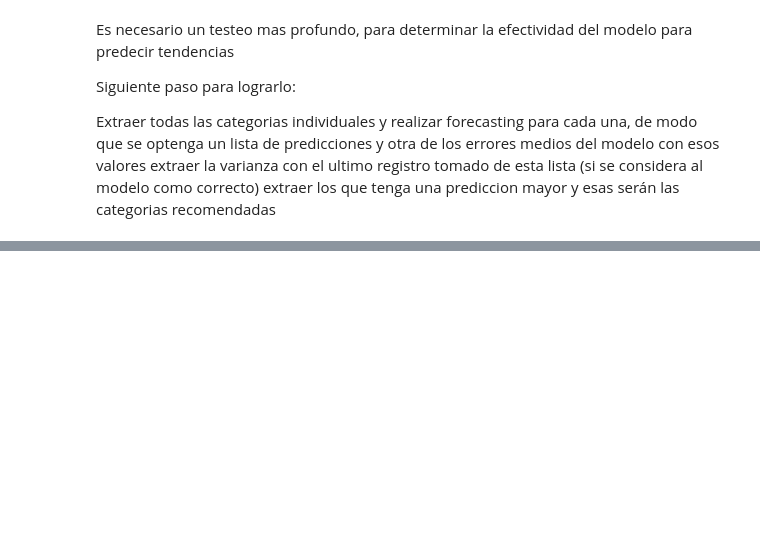
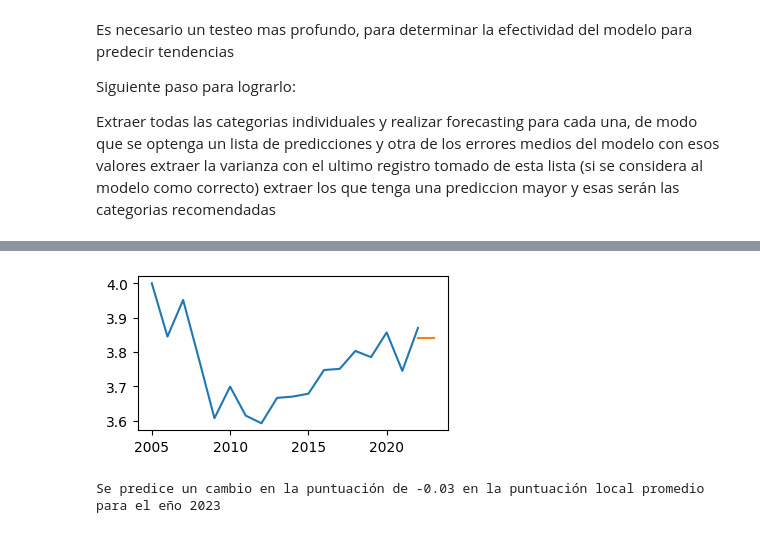
Before and after one commit to MyriamRengifo/proyecto_final, a Jupyter notebook: Notebooks/ML_model_exploration.ipynb, the cells around one changed output, grey strips where cells are left out. Cells and saved outputs as stored; diff of their text form; code cells hidden in the pictures; blank space fills up the shorter version.

```diff
--- a/Notebooks/ML_model_exploration.ipynb
+++ b/Notebooks/ML_model_exploration.ipynb
@@ -167,0 +273,6 @@ de esta lista (si se considera al modelo como correcto) extraer los que tenga un
+# %%
+categoria = "Bars"
+_ = predict(categoria)
+# %% [output]
+[figure, added]
+Se predice un cambio en la puntuación de -0.03 en la puntuación local promedio para el eño 2023
```
Also changed, not shown: parts of 14 cells of this notebook.
